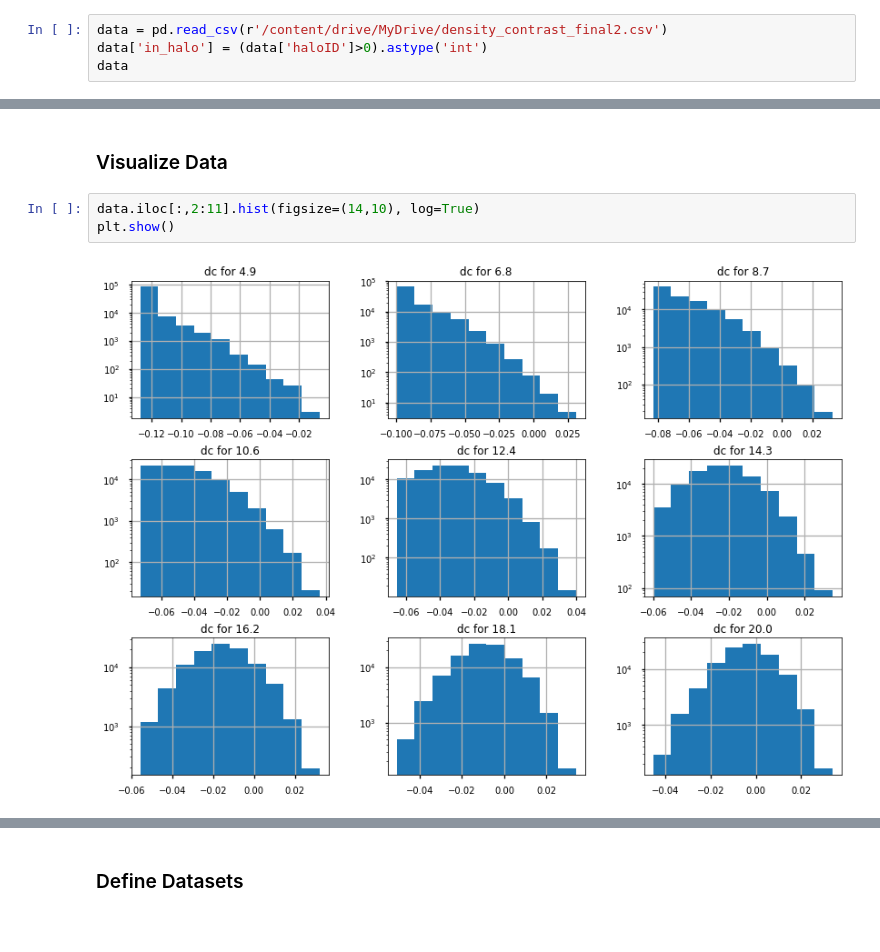
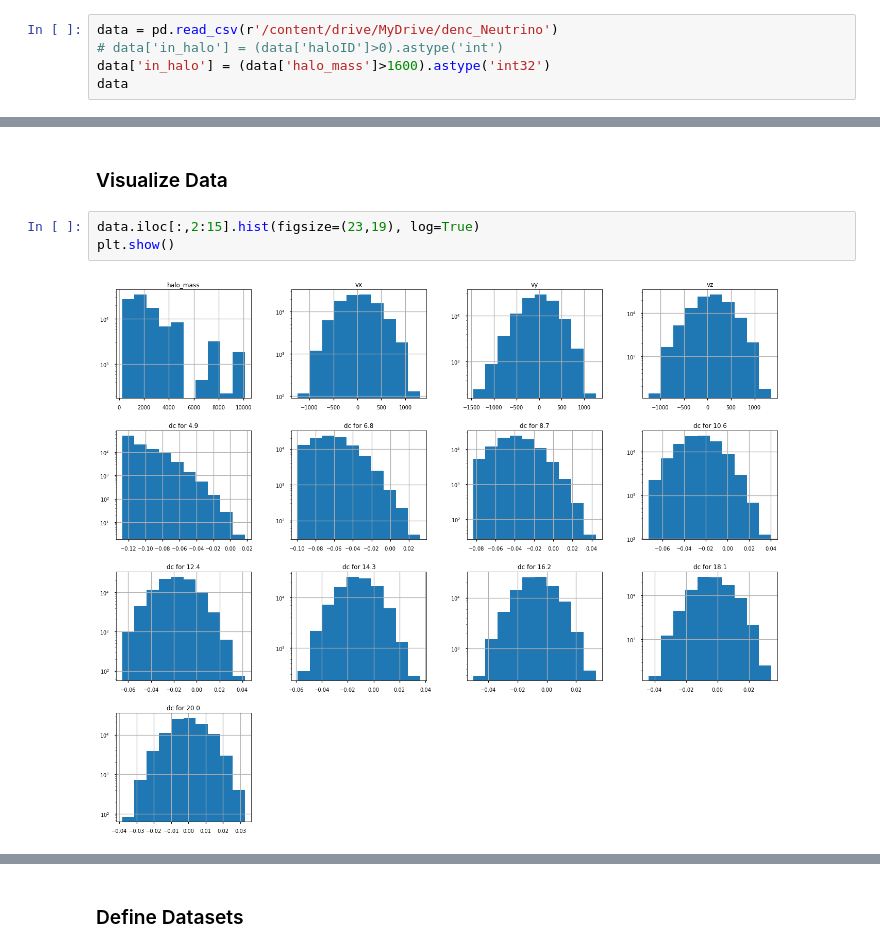
Before and after one commit to as2c/MLP---Cosmology, a Jupyter notebook: NN_Model.ipynb, the cells around one changed output, grey strips where cells are left out. Cells and saved outputs as stored; diff of their text form.

```diff
--- a/NN_Model.ipynb
+++ b/NN_Model.ipynb
@@ -49,5 +49,6 @@ Drive already mounted at /content/drive; to attempt to forcibly remount, call dr
 # %%
-data = pd.read_csv(r'/content/drive/MyDrive/density_contrast_final2.csv')
-data['in_halo'] = (data['haloID']>0).astype('int')
+data = pd.read_csv(r'/content/drive/MyDrive/denc_Neutrino')
+# data['in_halo'] = (data['haloID']>0).astype('int')
+data['in_halo'] = (data['halo_mass']>1600).astype('int32')
 data
 # %% [output]
@@ -79,10 +80,10 @@ data.describe()
 # %% [markdown]
 ### Visualize Data
 # %%
-data.iloc[:,2:11].hist(figsize=(14,10), log=True)
+data.iloc[:,2:15].hist(figsize=(23,19), log=True)
 plt.show()
 # %% [output]
-[figure, old version]
+[figure, new version]
 # %%
 N_sample=10_000
 data_mini = data.sample(N_sample , random_state=0)
```
Also changed, not shown: parts of 45 cells of this notebook.
